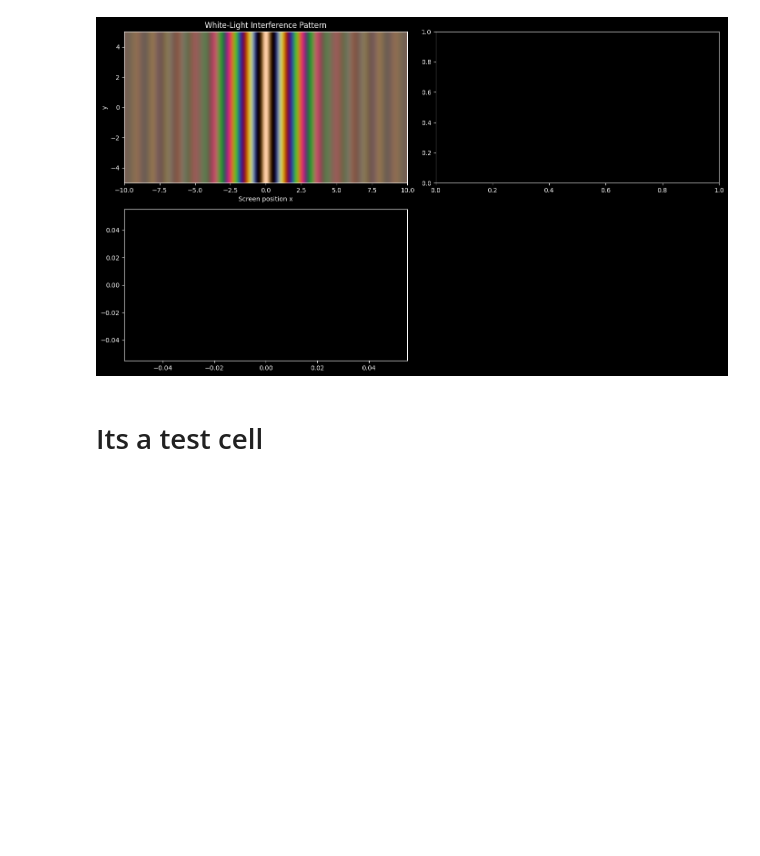
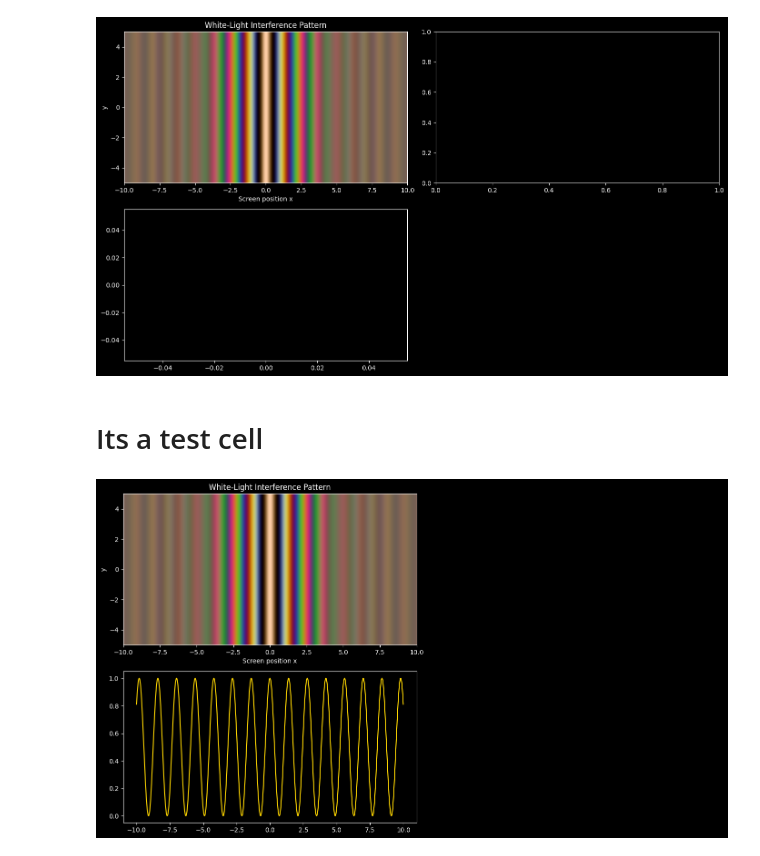
Before and after one commit to suparnajit6-glitch/YDSE, a Jupyter notebook: YDSE.ipynb, the cells around one changed output. Drawn from its saved outputs; the diff is of its cells as text; code cells hidden in the pictures; blank space fills up the shorter version.

```diff
--- a/YDSE.ipynb
+++ b/YDSE.ipynb
@@ -146,59 +146,55 @@ global D
 D=100
 d=5e-5
 
-def YDSE():
+def YDSE(n):
     λ=n*1e-9
 
     φ=((d*2*np.pi)/(λ*D))*X
+    φ1=((d*2*np.pi)/(λ*D))*x
 
     I=4*((np.cos(φ/2))**2)
+    I1=4*((np.cos(φ1/2))**2)
 
     # Normalize intensity (VERY IMPORTANT)
     I = I / I.max()
+    I1 = I1 / I1.max()
 
     # Your chosen base colour (example: blue)
     rgb = wavelength_to_rgb(n)   # custom colour
 
-    return rgb
+    return I1,I,rgb
 
 
 
 whitel=np.linspace(400,700,100)
 
 RGB_total = np.zeros((len(y), len(x), 3))
 for n in whitel:
-    λ=n*1e-9
 
-    φ=((d*2*np.pi)/(λ*D))*X
-
-    I=4*((np.cos(φ/2))**2)
-
-    # Normalize intensity (VERY IMPORTANT)
-    I = I / I.max()
-
-    # Your chosen base colour (example: blue)
-    rgb = wavelength_to_rgb(n)   # custom colour
+    I1,I,rgb=YDSE(n)
 
     # Create RGB image
     RGB_total += I[:, :, None] * rgb
 
 
 
 # Plot
 fig, axes = plt.subplots(2, 2, figsize=(14, 8))
 ax = axes[0, 0]
 ax1 = axes[1,0]
 
 RGB_total /= RGB_total.max()
 ax.imshow(RGB_total, extent=[x.min(), x.max(), y.min(), y.max()], origin='lower', aspect='auto')
-ax1.plot()
+ax1.plot(x,I1,color="gold")
 
 ax.set_xlabel("Screen position x")
 ax.set_ylabel("y")
 ax.set_title("White-Light Interference Pattern")
 
-axes[0, 1].axis("on")
+axes[0, 1].axis("off")
 axes[1, 0].axis("on")
 axes[1, 1].axis("off")
 plt.tight_layout()
 plt.savefig("YDSE.pdf", bbox_inches="tight", dpi=300)
+# %% [output]
+[figure, added]
```
